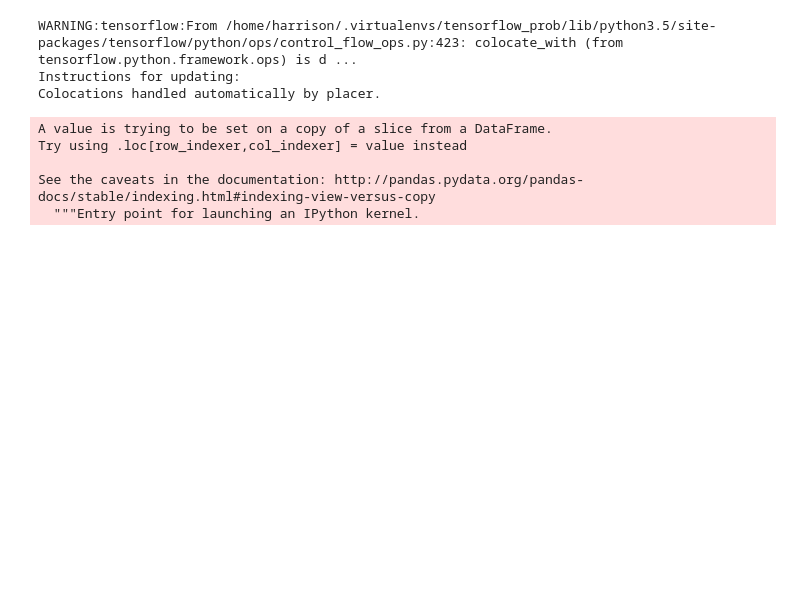
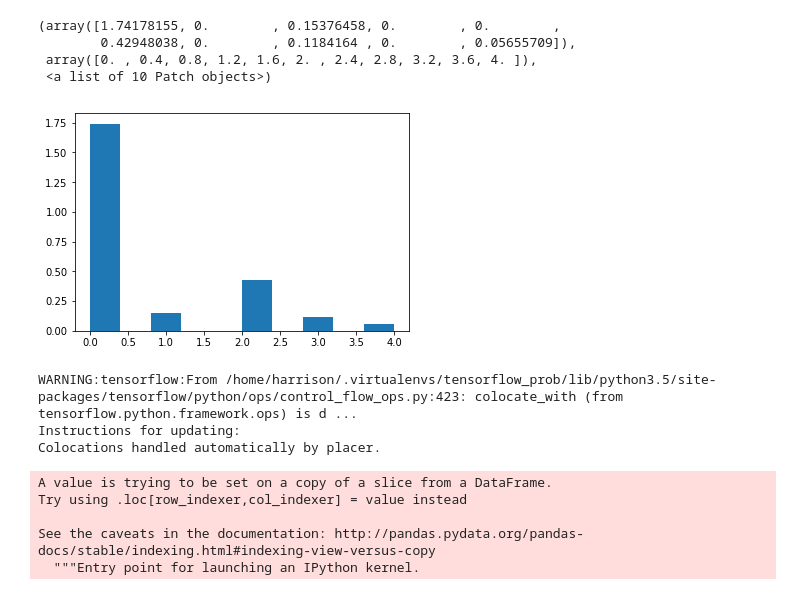
Before and after one commit to harrisonnguyen/diabetes_retinopathy_kaggle, a Jupyter notebook: test.ipynb, the cells around one changed output. Drawn from its saved outputs; the diff is of its cells as text; code cells hidden in the pictures; blank space fills up the shorter version.

```diff
--- a/test.ipynb
+++ b/test.ipynb
@@ -17,0 +30,2 @@ df = pd.read_csv("dataset/training-labels.csv")
+# %%
+train_ind,val_ind = train_test_split(range(df.shape[0]),test_size=0.2,random_state=42)
@@ -18,3 +88,11 @@ df = pd.read_csv("dataset/training-labels.csv")
+# %%
+plt.hist(df["Drscore"][val_ind],density=True)
+# %% [output]
+(array([1.74178155, 0.        , 0.15376458, 0.        , 0.        ,
+        0.42948038, 0.        , 0.1184164 , 0.        , 0.05655709]),
+ array([0. , 0.4, 0.8, 1.2, 1.6, 2. , 2.4, 2.8, 3.2, 3.6, 4. ]),
+ <a list of 10 Patch objects>)
+[figure, added]
 # %%
 data_root = pathlib.Path('dataset/output_combined2')
 # %%
```
Also changed, not shown: parts of 9 cells of this notebook, 2 other files.
